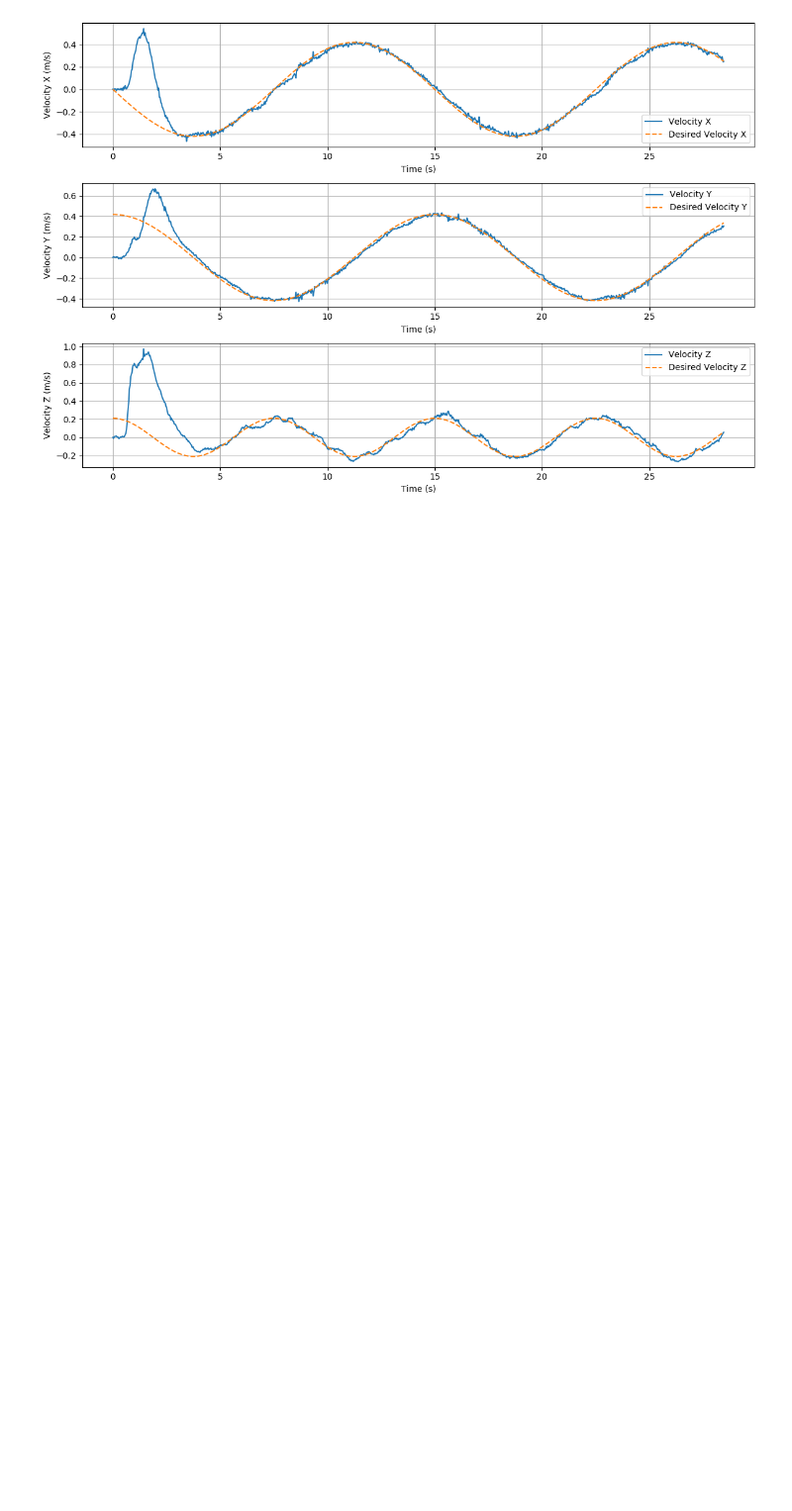
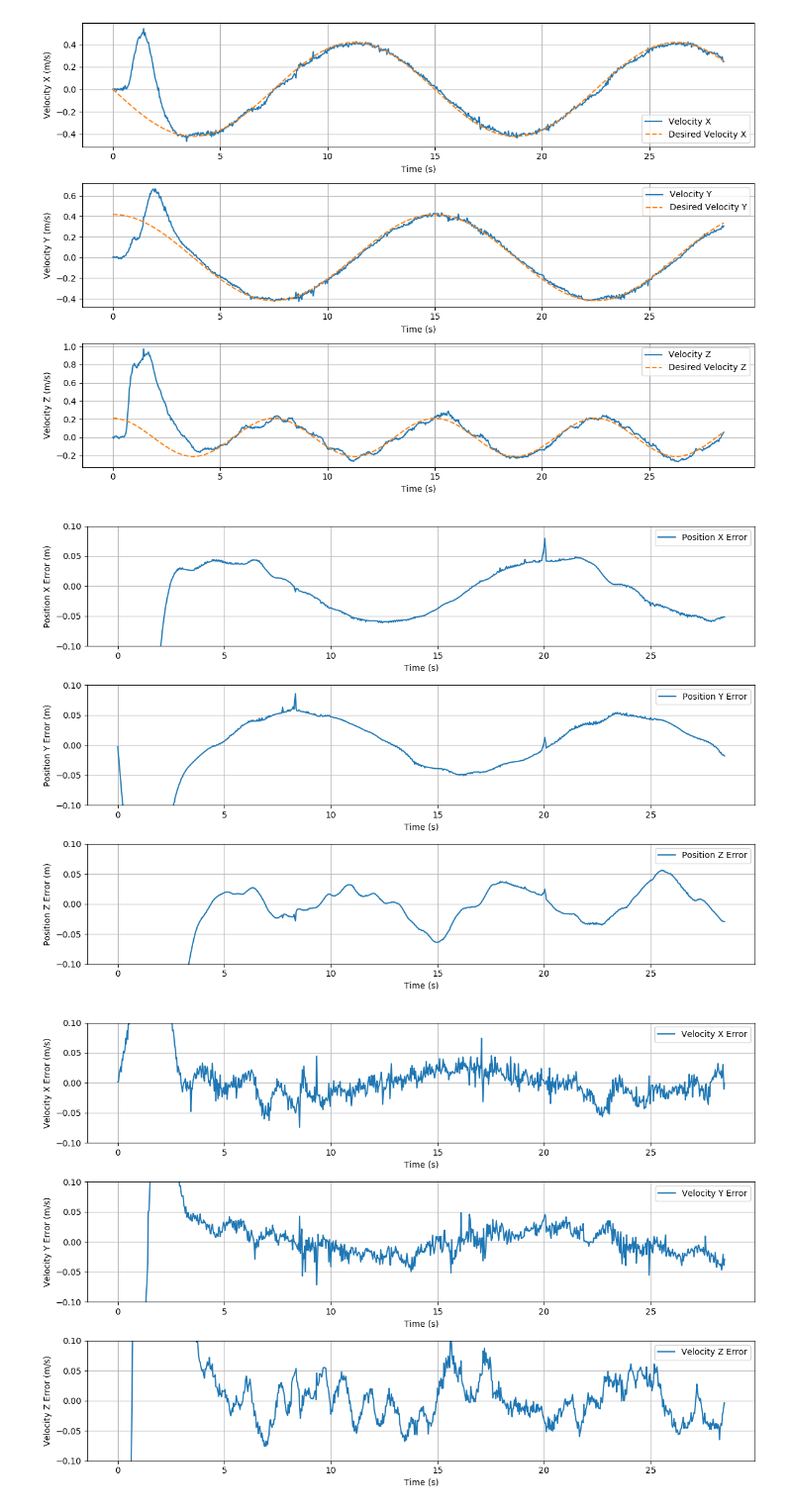
Before and after one commit to LuizMiguelTavares/aerial_robots, a Jupyter notebook: plot_data.ipynb, the cells around one changed output. Shown at 99% size. Saved outputs shown, nothing was run; the diff lists cells and outputs as text; code cells hidden in the pictures; blank space fills up the shorter version.

Commit message:
New plottings

```diff
--- a/plot_data.ipynb
+++ b/plot_data.ipynb
@@ -120,3 +224,9 @@ plot_velocities(data)
 Successfully loaded data from data/drone_data_2024_12_3_19_2_31.csv
 [figure]
 [figure]
+# %%
+plot_position_error(data)
+plot_velocity_error(data)
+# %% [output]
+[figure, added]
+[figure, added]
```
Also changed, not shown: parts of 11 cells of this notebook, 1 other file.
